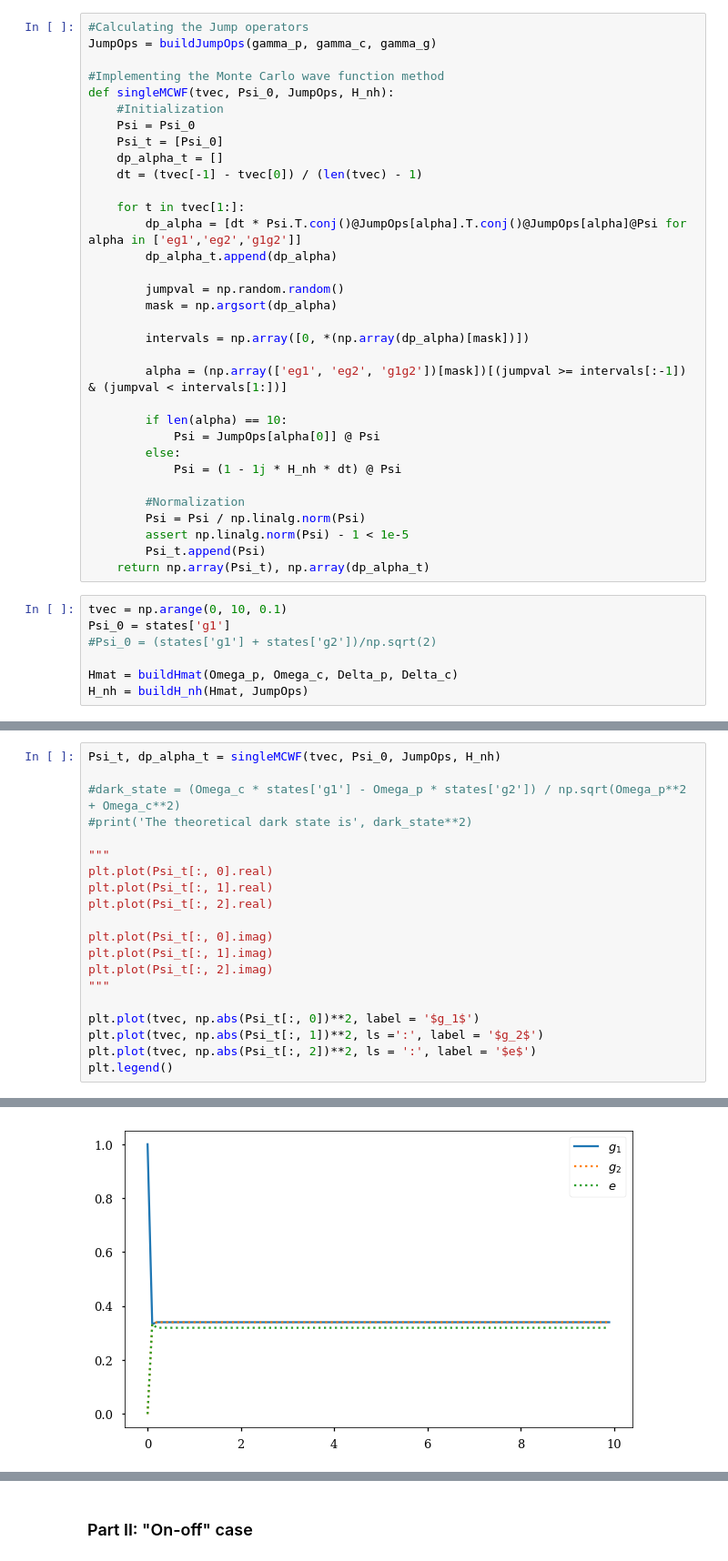
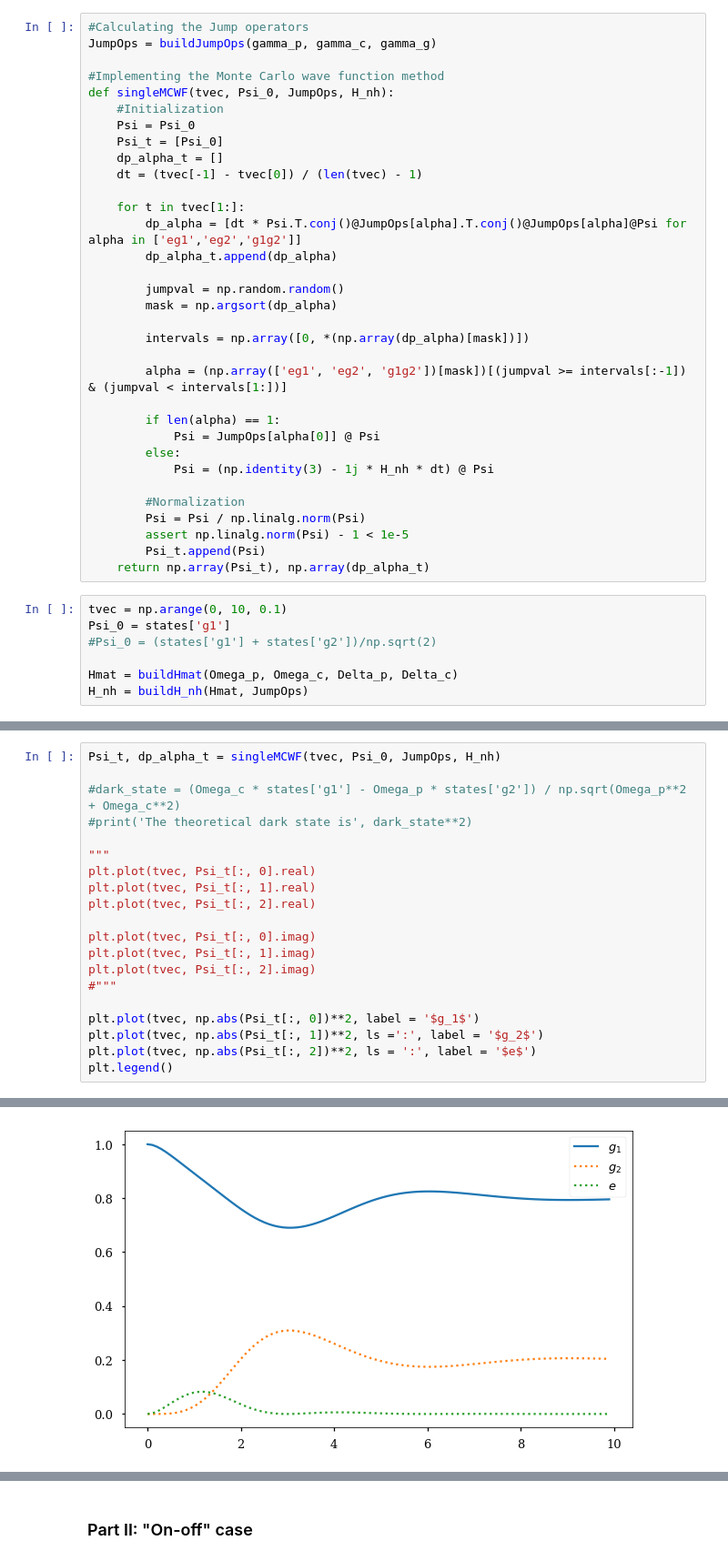
Before and after one commit to mathieukaltschmidt/Computational-Quantum-Dynamics, a Jupyter notebook: Exercise sheet 10/exercise10 (1).ipynb, the cells around one changed output, grey strips where cells are left out. Shown at 91% size. Saved outputs shown, nothing was run; the diff lists cells and outputs as text.

```diff
--- a/Exercise sheet 10/exercise10 (1).ipynb
+++ b/Exercise sheet 10/exercise10 (1).ipynb
@@ -115,10 +115,10 @@ def singleMCWF(tvec, Psi_0, JumpOps, H_nh):
 
         alpha = (np.array(['eg1', 'eg2', 'g1g2'])[mask])[(jumpval >= intervals[:-1]) & (jumpval < intervals[1:])]
 
-        if len(alpha) == 10:
+        if len(alpha) == 1:
             Psi = JumpOps[alpha[0]] @ Psi
         else:
-            Psi = (1 - 1j * H_nh * dt) @ Psi
+            Psi = (np.identity(3) - 1j * H_nh * dt) @ Psi
 
         #Normalization
         Psi = Psi / np.linalg.norm(Psi)
@@ -135,23 +144,23 @@ H_nh = buildH_nh(Hmat, JumpOps)
 # %%
 Psi_t, dp_alpha_t = singleMCWF(tvec, Psi_0, JumpOps, H_nh)
 
 #dark_state = (Omega_c * states['g1'] - Omega_p * states['g2']) / np.sqrt(Omega_p**2 + Omega_c**2)
 #print('The theoretical dark state is', dark_state**2)
 
 """
-plt.plot(Psi_t[:, 0].real)
-plt.plot(Psi_t[:, 1].real)
-plt.plot(Psi_t[:, 2].real)
+plt.plot(tvec, Psi_t[:, 0].real)
+plt.plot(tvec, Psi_t[:, 1].real)
+plt.plot(tvec, Psi_t[:, 2].real)
 
-plt.plot(Psi_t[:, 0].imag)
-plt.plot(Psi_t[:, 1].imag)
-plt.plot(Psi_t[:, 2].imag)
-"""
+plt.plot(tvec, Psi_t[:, 0].imag)
+plt.plot(tvec, Psi_t[:, 1].imag)
+plt.plot(tvec, Psi_t[:, 2].imag)
+#"""
 
 plt.plot(tvec, np.abs(Psi_t[:, 0])**2, label = '$g_1$')
 plt.plot(tvec, np.abs(Psi_t[:, 1])**2, ls =':', label = '$g_2$')
 plt.plot(tvec, np.abs(Psi_t[:, 2])**2, ls = ':', label = '$e$')
 plt.legend()
 # %% [output]
 <matplotlib.legend.Legend at 0x...>
-[figure, old version]
+[figure, new version]
```
Also changed, not shown: parts of 3 cells of this notebook.
